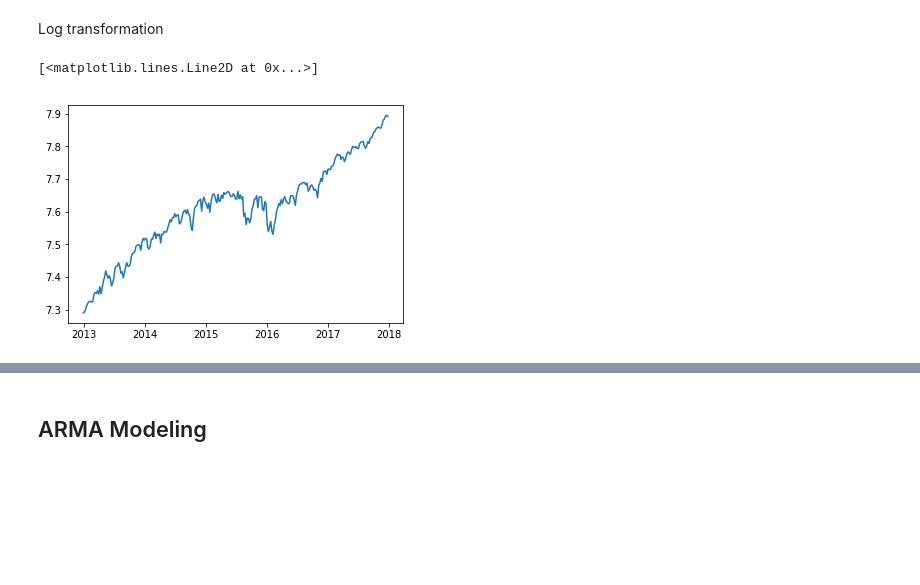
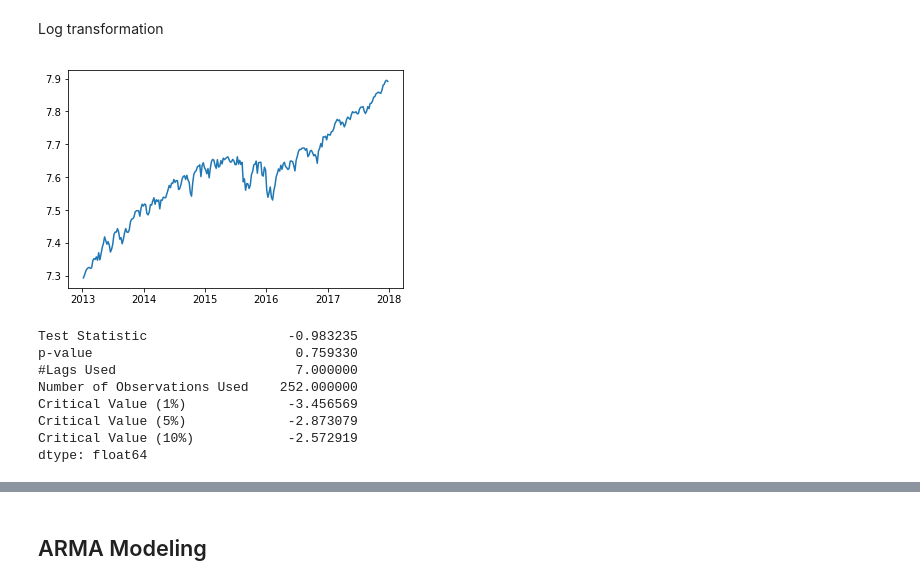
Before and after one commit to charlienew/Finance, a Jupyter notebook: sp500 test.ipynb, the cells around one changed output, grey strips where cells are left out. Drawn from its saved outputs; the diff is of its cells as text; code cells hidden in the pictures; blank space fills up the shorter version.

```diff
--- a/sp500 test.ipynb
+++ b/sp500 test.ipynb
@@ -142,6 +144,15 @@ Log transformation
 # %%
 ts_log = np.log(ts)
 plt.plot(ts_log)
+plt.show()
+testStationarity(ts_log)
 # %% [output]
+[figure]
-[<matplotlib.lines.Line2D at 0x...>]
+Test Statistic                  -0.983235
+p-value                          0.759330
+#Lags Used                       7.000000
+Number of Observations Used    252.000000
+Critical Value (1%)             -3.456569
+Critical Value (5%)             -2.873079
+Critical Value (10%)            -2.572919
+dtype: float64
-[figure]
```
Also changed, not shown: parts of 13 cells of this notebook.
